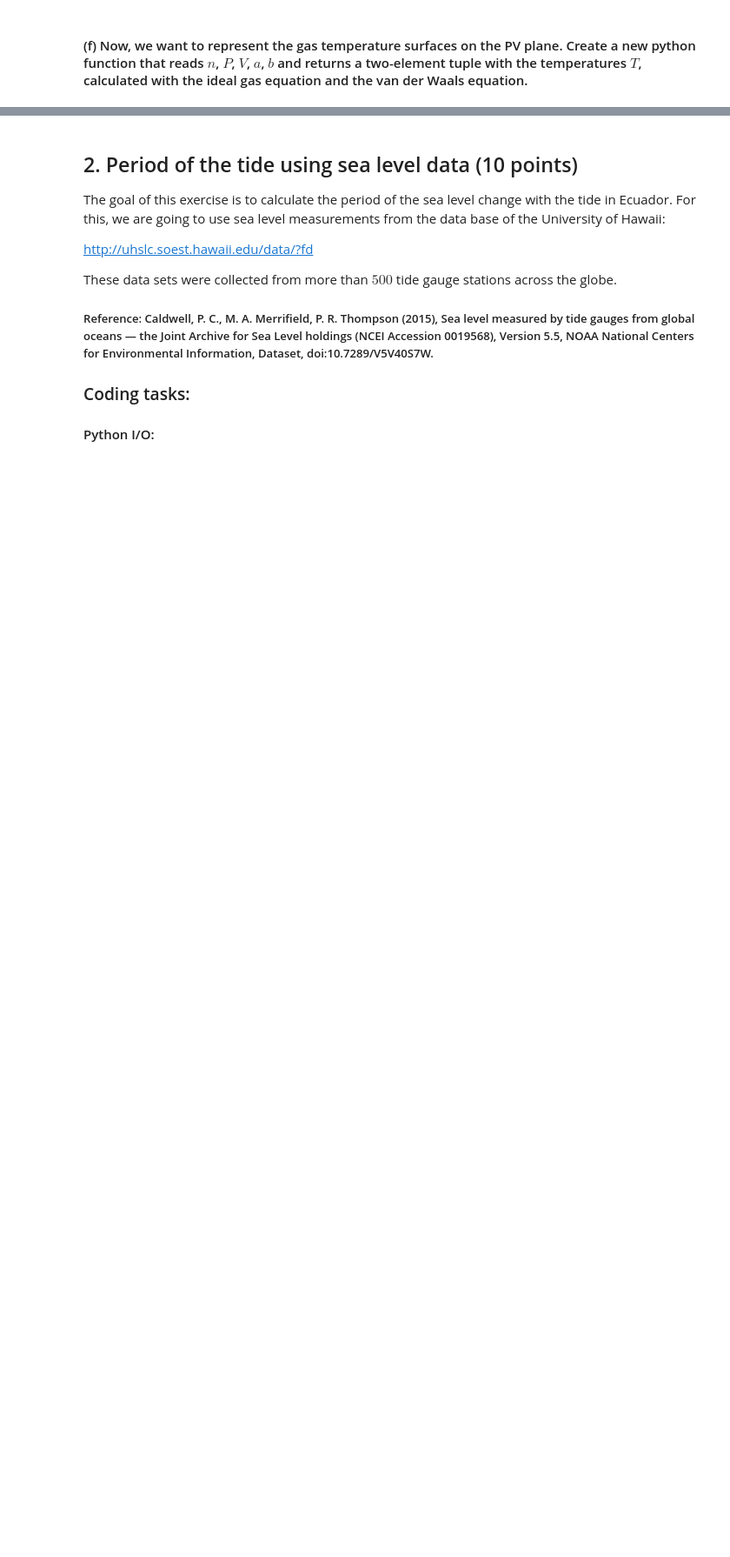
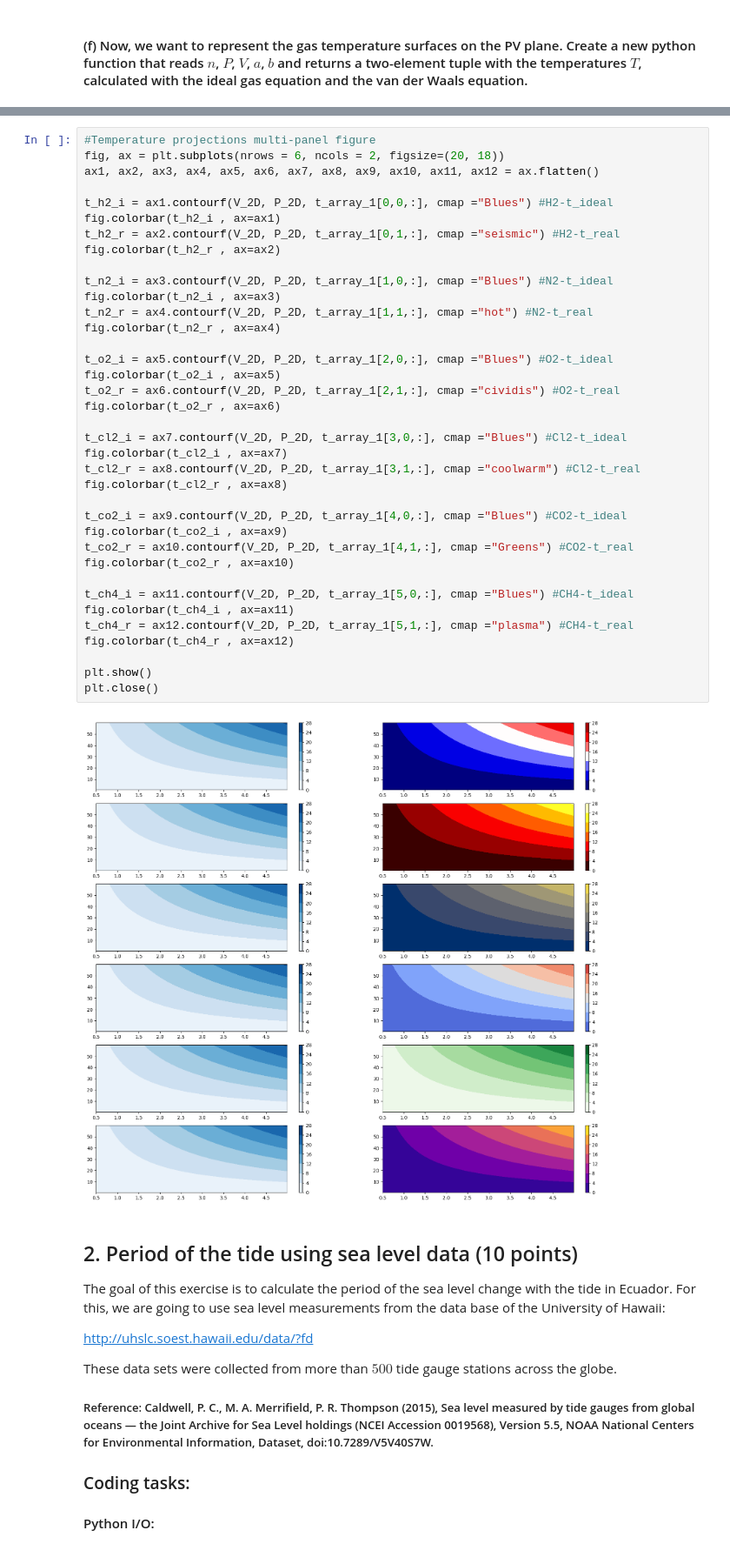
Before and after one commit to prostofsound/computational-physics-1, a Jupyter notebook: homework/Silva_Alejandro-HW1.ipynb, the cells around one changed output, grey strips where cells are left out. Shown at 87% size. Drawn from its saved outputs; the diff is of its cells as text; blank space fills up the shorter version.

```diff
--- a/homework/Silva_Alejandro-HW1.ipynb
+++ b/homework/Silva_Alejandro-HW1.ipynb
@@ -163,3 +262,42 @@ plt.close()
+# %%
+#Temperature projections multi-panel figure
+fig, ax = plt.subplots(nrows = 6, ncols = 2, figsize=(20, 18))
+ax1, ax2, ax3, ax4, ax5, ax6, ax7, ax8, ax9, ax10, ax11, ax12 = ax.flatten()
+
+t_h2_i = ax1.contourf(V_2D, P_2D, t_array_1[0,0,:], cmap ="Blues") #H2-t_ideal
+fig.colorbar(t_h2_i , ax=ax1)
+t_h2_r = ax2.contourf(V_2D, P_2D, t_array_1[0,1,:], cmap ="seismic") #H2-t_real
+fig.colorbar(t_h2_r , ax=ax2)
+
+t_n2_i = ax3.contourf(V_2D, P_2D, t_array_1[1,0,:], cmap ="Blues") #N2-t_ideal
+fig.colorbar(t_n2_i , ax=ax3)
+t_n2_r = ax4.contourf(V_2D, P_2D, t_array_1[1,1,:], cmap ="hot") #N2-t_real
+fig.colorbar(t_n2_r , ax=ax4)
+
+t_o2_i = ax5.contourf(V_2D, P_2D, t_array_1[2,0,:], cmap ="Blues") #O2-t_ideal
+fig.colorbar(t_o2_i , ax=ax5)
+t_o2_r = ax6.contourf(V_2D, P_2D, t_array_1[2,1,:], cmap ="cividis") #O2-t_real
+fig.colorbar(t_o2_r , ax=ax6)
+
+t_cl2_i = ax7.contourf(V_2D, P_2D, t_array_1[3,0,:], cmap ="Blues") #Cl2-t_ideal
+fig.colorbar(t_cl2_i , ax=ax7)
+t_cl2_r = ax8.contourf(V_2D, P_2D, t_array_1[3,1,:], cmap ="coolwarm") #Cl2-t_real
+fig.colorbar(t_cl2_r , ax=ax8)
+
+t_co2_i = ax9.contourf(V_2D, P_2D, t_array_1[4,0,:], cmap ="Blues") #CO2-t_ideal
+fig.colorbar(t_co2_i , ax=ax9)
+t_co2_r = ax10.contourf(V_2D, P_2D, t_array_1[4,1,:], cmap ="Greens") #CO2-t_real
+fig.colorbar(t_co2_r , ax=ax10)
+
+t_ch4_i = ax11.contourf(V_2D, P_2D, t_array_1[5,0,:], cmap ="Blues") #CH4-t_ideal
+fig.colorbar(t_ch4_i , ax=ax11)
+t_ch4_r = ax12.contourf(V_2D, P_2D, t_array_1[5,1,:], cmap ="plasma") #CH4-t_real
+fig.colorbar(t_ch4_r , ax=ax12)
+
+plt.show()
+plt.close()
+# %% [output]
+[figure, added]
 # %% [markdown]
 ## 2. Period of the tide using sea level data (10 points)
 
```
Also changed, not shown: parts of 11 cells of this notebook, 5 other files.
